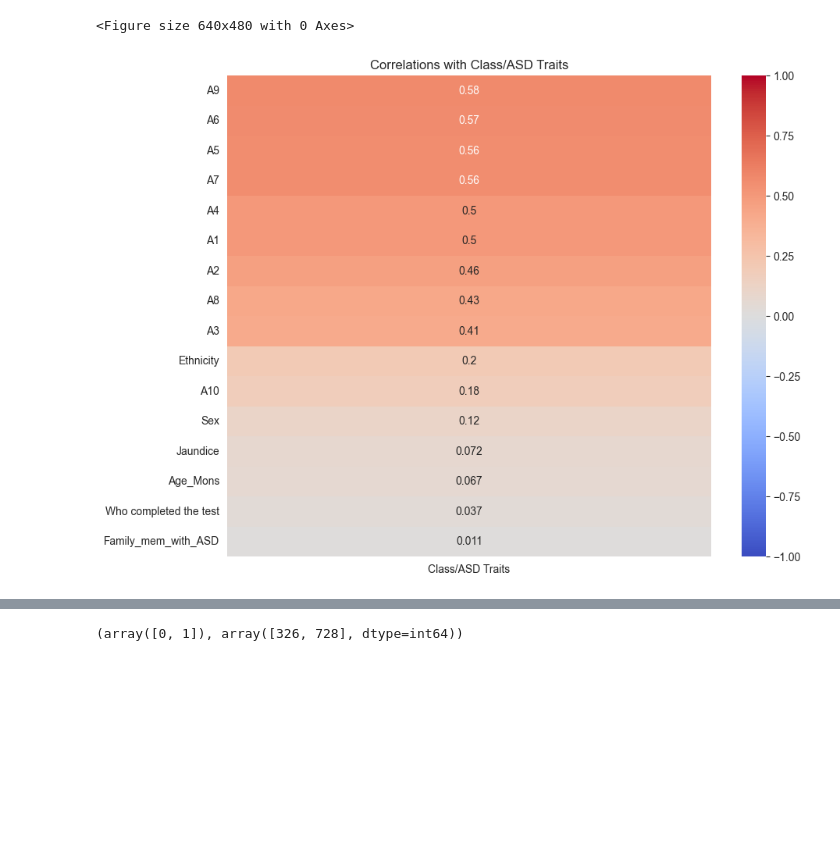
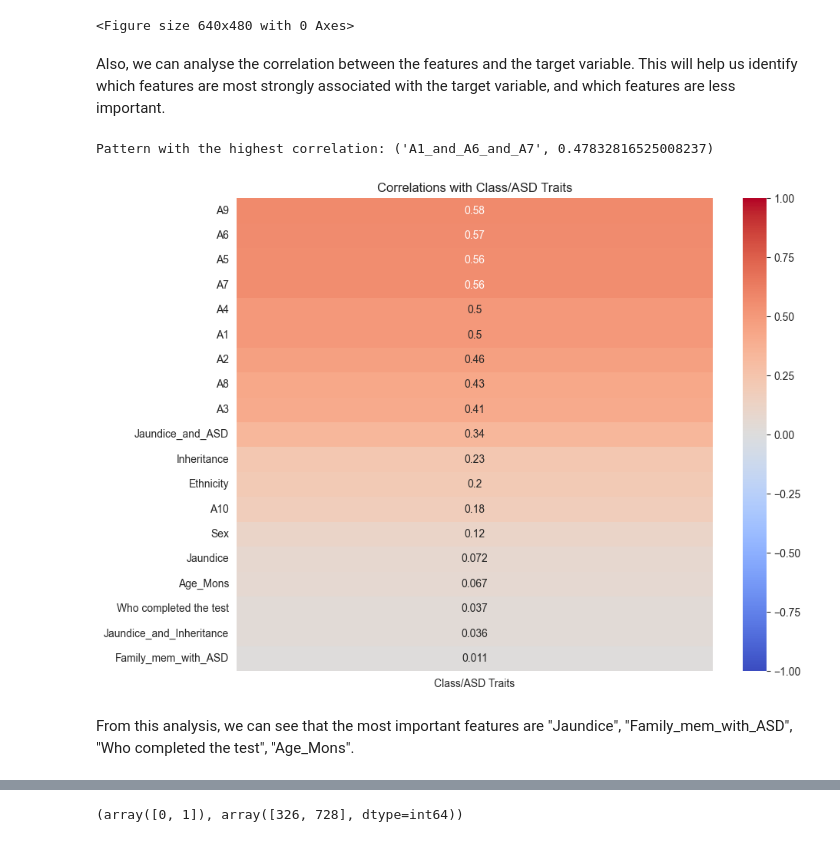
Before and after one commit to up202108724/Assignment2IA, a Jupyter notebook: assignment2.ipynb, the cells around one changed output, grey strips where cells are left out. Saved outputs shown, nothing was run; the diff lists cells and outputs as text; code cells hidden in the pictures; blank space fills up the shorter version.

```diff
--- a/assignment2.ipynb
+++ b/assignment2.ipynb
@@ -137,6 +153,10 @@ dataframe_encoded = pd.concat([dataframe, one_hot_encoded], axis=1)
 # Dropping the original categorical columns
 dataframe_encoded.drop(categorical_cols, axis=1, inplace=True)
 
+dataframe["Ethnicity"]= encoder.fit_transform(dataframe["Ethnicity"])
+
+dataframe["Who completed the test"]= encoder.fit_transform(dataframe["Who completed the test"])
+
 # Displaying the resulting dataframe
 #np.unique(dataframe_encoded.iloc[:,17:18])
 # %% [markdown]
@@ -227,6 +249,8 @@ Index(['A1', 'A2', 'A3', 'A4', 'A5', 'A6', 'A7', 'A8', 'A9', 'A10', 'Age_Mons',
 <Figure size 1200x600 with 0 Axes>
 [figure]
 <Figure size 640x480 with 0 Axes>
+# %% [markdown]
+Also, we can analyse the correlation between the features and the target variable. This will help us identify which features are most strongly associated with the target variable, and which features are less important.
 # %%
 def cramers_v(x, y):
     """Calculate Cramér's V statistic for categorical-categorical association."""
@@ -242,36 +266,68 @@ def calculate_correlations(dataframe, target_column):
             continue
         if column=="Age_Mons":
             corr = stat.pointbiserialr(dataframe[target_column], dataframe[column])[0]
         else:
             corr = cramers_v(dataframe[column], dataframe[target_column])
         correlations[column] = corr
     return correlations
 # a_function(int a.bar(), bool b.foo())
 # Assuming dataframe_encoded is your dataframe
 target_column = 'Class/ASD Traits'
 
-for column in dataframe.columns:
-    if dataframe[column].dtype == 'object':
-        dataframe[column] = encoder.fit_transform(dataframe[column])
 
-#print(before_one_hot["Ethnicity"])
+
+dataframe['Inheritance'] = dataframe['Class/ASD Traits'] * dataframe['Family_mem_with_ASD']
+dataframe['Jaundice_and_ASD'] = dataframe['Class/ASD Traits'] * dataframe['Jaundice']
+dataframe['Jaundice_and_Inheritance'] = dataframe['Family_mem_with_ASD'] * dataframe['Jaundice']
+
+questions = [f'A{i}' for i in range(1, 11)]
+triplets = list(itertools.combinations(questions, 3))
+
+max_corr = -1
+max_pattern = None
+
+#correlations_between_questions = []
+
+# Create interaction terms for triplets and calculate correlations
+for (q1, q2, q3) in triplets:
+    interaction_term = f'{q1}_and_{q2}_and_{q3}'
+    dataframe[interaction_term] = dataframe[q1] * dataframe[q2] * dataframe[q3]
+    a_corr = cramers_v(dataframe[interaction_term], dataframe[target_column])
+    #correlations_between_questions.append((interaction_term, a_corr))
+
+    # Update max correlation and pattern if current correlation is higher
+    if a_corr > max_corr:
+        max_corr = a_corr
+        max_pattern = (interaction_term, a_corr)
+
+    # Drop columns with low correlation
+    if a_corr <= 0.8:
+        dataframe.drop(columns=[interaction_term], inplace=True)
+
+# Output the pattern with the highest correlation
+print(f"Pattern with the highest correlation: {max_pattern}")
+
+# Define the correlation threshold
+correlation_threshold = 0.2
 
 # Check if the target column is in the dataframe's columns
-
 if target_column in dataframe.columns:
     # Calculate correlations
     correlations = calculate_correlations(dataframe, target_column)
 
     # Convert to DataFrame for heatmap
     correlation_df = pd.DataFrame.from_dict(correlations, orient='index', columns=[target_column])
     correlation_df = correlation_df.sort_values(by=target_column, ascending=False)
 
     # Plot heatmap
     plt.figure(figsize=(10, 8))
     sns.heatmap(correlation_df, annot=True, cmap='coolwarm', vmin=-1, vmax=1)
     plt.title(f'Correlations with {target_column}')
     plt.show()
 else:
     print(f"Column '{target_column}' not found in the dataframe.")
 # %% [output]
+Pattern with the highest correlation: ('A1_and_A6_and_A7', 0.47832816525008237)
-[figure, old version]
+[figure, new version]
+# %% [markdown]
+From this analysis, we can see that the most important features are "Jaundice", "Family_mem_with_ASD", "Who completed the test", "Age_Mons".
```
Also changed, not shown: parts of 11 cells of this notebook.
